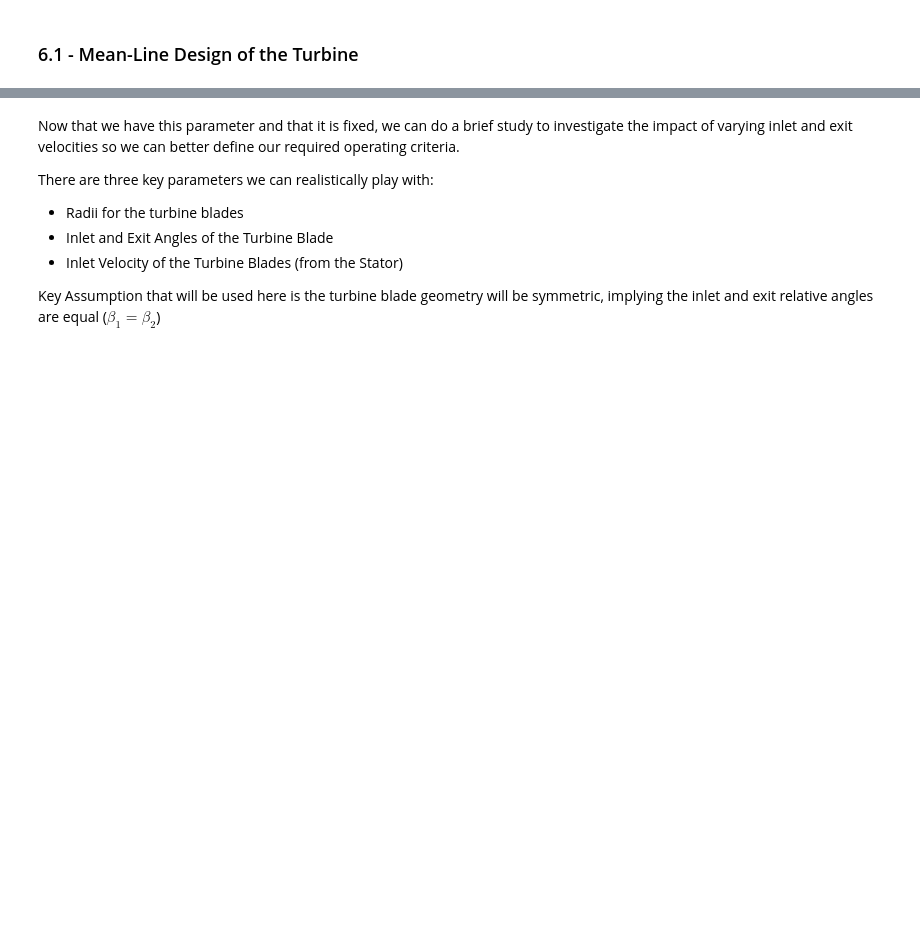
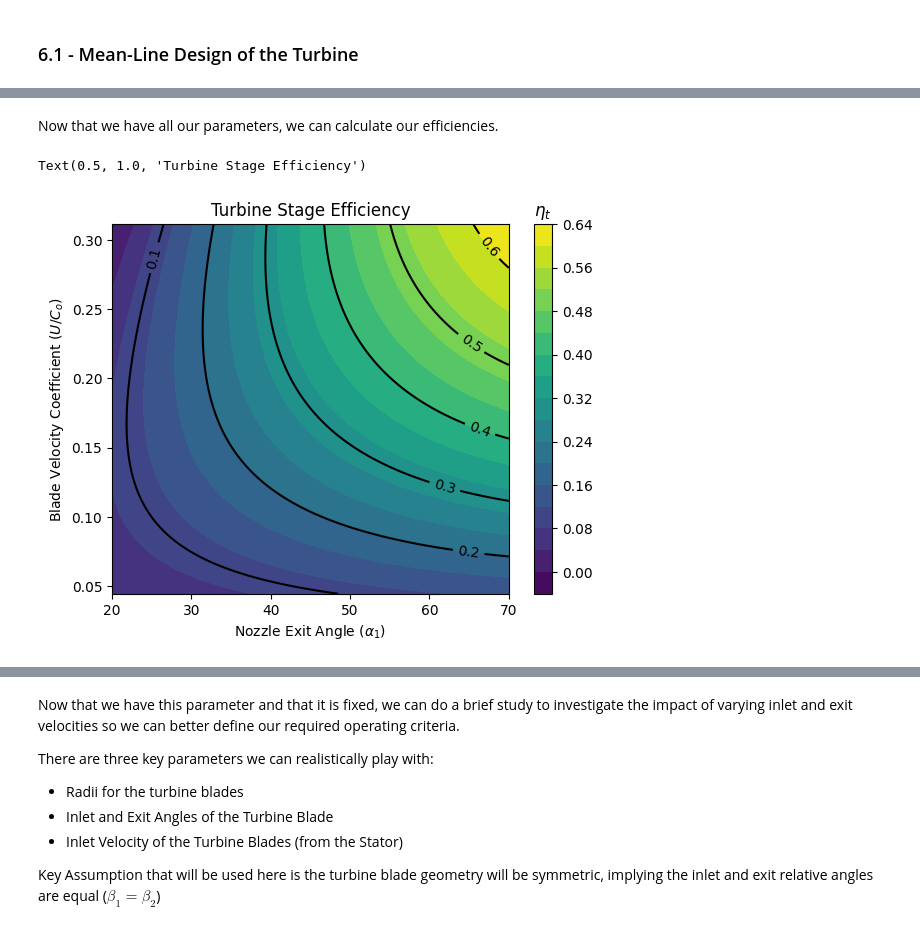
Before and after one commit to EliasAoubala/MermaidManBarnacleBoy, a Jupyter notebook: docs/turbine.ipynb, the cells around one changed output, grey strips where cells are left out. Saved outputs shown, nothing was run; the diff lists cells and outputs as text; code cells hidden in the pictures; blank space fills up the shorter version.

```diff
--- a/docs/turbine.ipynb
+++ b/docs/turbine.ipynb
@@ -644,0 +827,4 @@ N &= 30000 \; \;\textrm{(rpm)}
+# %%
+# Calculating the loading coefficient
+
+phi = nozzle_phi(M_1s)
@@ -644,0 +833,20 @@ N &= 30000 \; \;\textrm{(rpm)}
+# %%
+# We tile this array
+
+C_1w = C_o*phi*np.sin(alpha_arr)
+
+V_1w = C_1w - U
+
+C_a = C_o*phi*np.cos(alpha_arr)
+
+
+V_1 = (V_1w**2 + C_a**2)**(1/2)
+
+M_1r = V_1/c
+
+beta_r = np.atan(V_1w/C_a)
+
+delta_b = beta_r*2
+
+print(delta_b)
+psi = blade_phi(deltaB=delta_b, Ma1_rel=M_1r)
@@ -644,0 +867,19 @@ N &= 30000 \; \;\textrm{(rpm)}
+# %% [markdown]
+Now that we have all our parameters, we can calculate our efficiencies.
+# %%
+eta_arr = 2 * (U/C_o) * (phi*np.sin(alpha_arr) - (U/C_o))*(1 + psi)
+# %%
+fig, ax = plt.subplots()
+
+plt.contourf(alpha_arr*180/np.pi, U/C_o, eta_arr, 20 )
+clb = plt.colorbar()
+clb.ax.set_title(r'$\eta_t$')
+CS = ax.contour(alpha_arr*180/np.pi, U/C_o, eta_arr, [0.1, 0.2, 0.3, 0.4, 0.5, 0.6], colors="k")
+ax.clabel(CS, inline=True, fontsize=10)
+
+plt.xlabel(r"Nozzle Exit Angle ($\alpha_1$)")
+plt.ylabel(r"Blade Velocity Coefficient ($U/C_o$)")
+plt.title("Turbine Stage Efficiency")
+# %% [output]
+Text(0.5, 1.0, 'Turbine Stage Efficiency')
+[figure, added]
```
Also changed, not shown: parts of 27 cells of this notebook.
